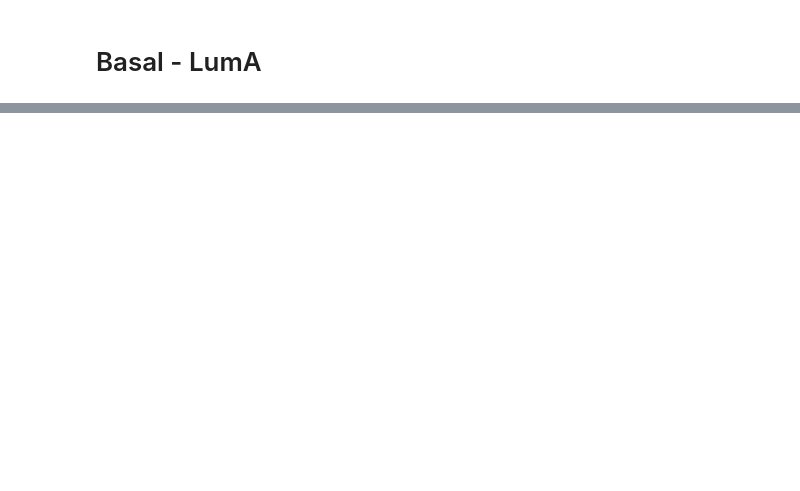
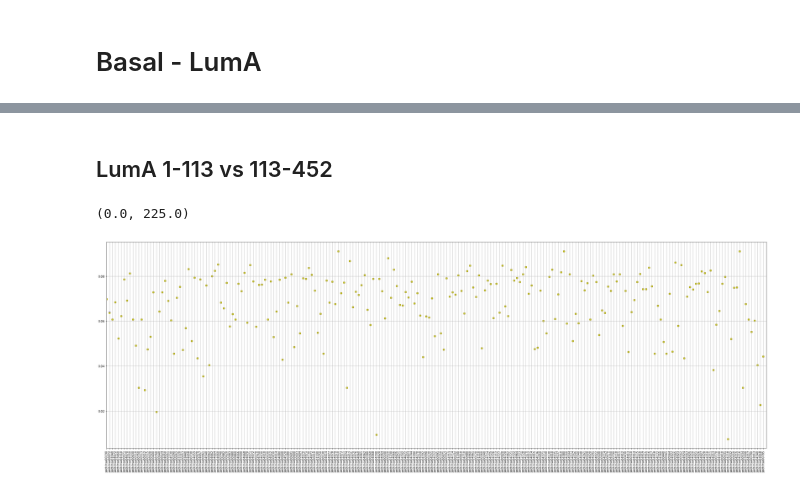
Before and after one commit to josura/GNN-metapathways, a Jupyter notebook: Inference.ipynb, the cells around one changed output, grey strips where cells are left out. Saved outputs shown, nothing was run; the diff lists cells and outputs as text; code cells hidden in the pictures; blank space fills up the shorter version.

Commit message:
fixed distance calculation

```diff
--- a/Inference.ipynb
+++ b/Inference.ipynb
@@ -175,0 +220,40 @@ plt.xlim([0,225])
+# %%
+distanceLumA12 = rows_distance(tfLumAEmbeddings1,tfLumAEmbeddings2)
+pdDistanceLumA12 = pd.DataFrame({'id':range(0,distanceControlsLumA.shape[0]),
+                      'distances':distanceLumA12.numpy()})
+distanceLumA13 = rows_distance(tfLumAEmbeddings1,tfLumAEmbeddings3)
+pdDistanceLumA13 = pd.DataFrame({'id':range(0,distanceControlsLumA.shape[0]),
+                      'distances':distanceLumA13.numpy()})
+distanceLumA14 = rows_distance(tfLumAEmbeddings1,tfLumAEmbeddings4)
+pdDistanceLumA14 = pd.DataFrame({'id':range(0,distanceControlsLumA.shape[0]),
+                      'distances':distanceLumA14.numpy()})
+
+distanceLumA23 = rows_distance(tfLumAEmbeddings2,tfLumAEmbeddings3)
+pdDistanceLumA23 = pd.DataFrame({'id':range(0,distanceControlsLumA.shape[0]),
+                      'distances':distanceLumA23.numpy()})
+distanceLumA24 = rows_distance(tfLumAEmbeddings2,tfLumAEmbeddings4)
+pdDistanceLumA24 = pd.DataFrame({'id':range(0,distanceControlsLumA.shape[0]),
+                      'distances':distanceLumA24.numpy()})
+
+distanceLumA34 = rows_distance(tfLumAEmbeddings3,tfLumAEmbeddings4)
+pdDistanceLumA34 = pd.DataFrame({'id':range(0,distanceControlsLumA.shape[0]),
+                      'distances':distanceLumA34.numpy()})
+# %% [markdown]
+## LumA 1-113 vs 113-452
+# %%
+ys = [pdDistanceLumA12["distances"],
+      pdDistanceLumA13["distances"],
+      pdDistanceLumA14["distances"]]
+
+colors = itertools.cycle(["r", "b", "y"])
+fig = plt.figure(figsize=[32,10])
+ax=fig.add_axes([0,0,1,1])
+for y in ys:
+    ax.scatter(pdDistanceControlLumA["id"], y, color=next(colors))
+ax.grid(which="both")
+plt.xticks(pdDistanceControlLumA["id"])
+ax.set_xticklabels(basalEmbeddingsWithIdFiltered["pathway_id"], rotation=90)
+plt.xlim([0,225])
+# %% [output]
+(0.0, 225.0)
+[figure, added]
```
Also changed, not shown: parts of 13 cells of this notebook.
